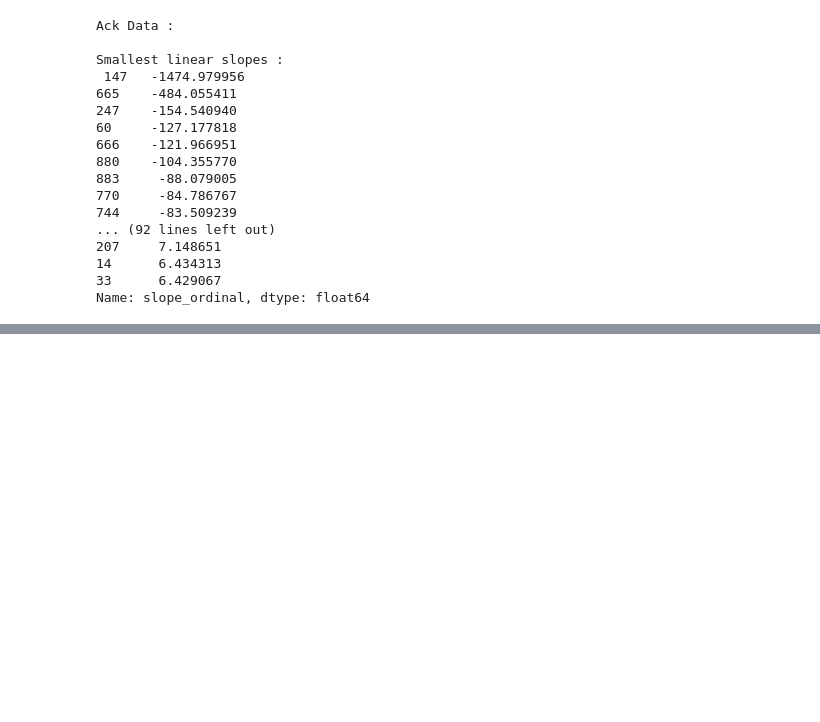
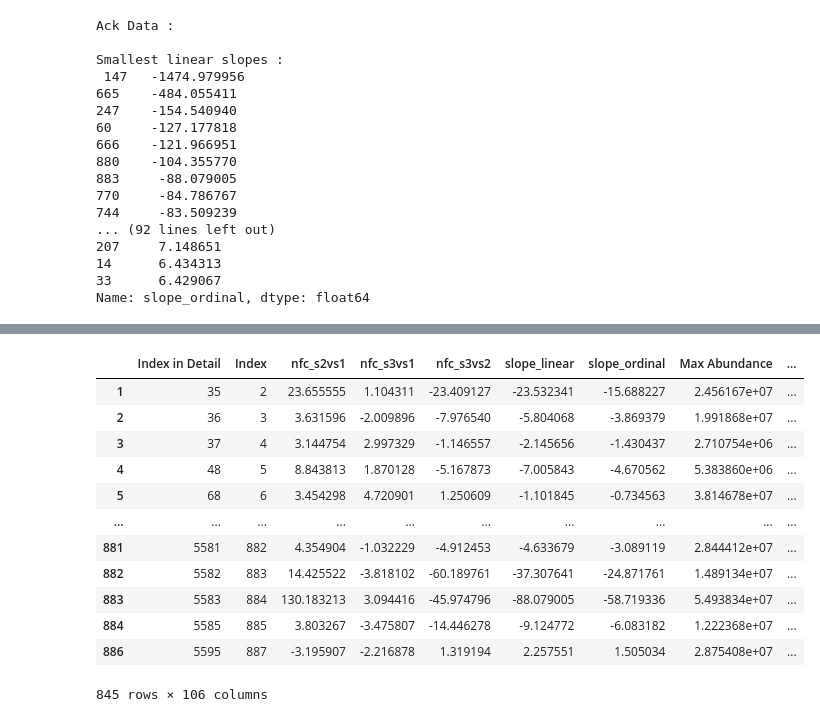
Before and after one commit to KyraGriffin/bmsip_internship_seta, a Jupyter notebook: protein_isolation.ipynb, the cells around one changed output, grey strips where cells are left out. Saved outputs shown, nothing was run; the diff lists cells and outputs as text; code cells hidden in the pictures; blank space fills up the shorter version.

```diff
--- a/protein_isolation.ipynb
+++ b/protein_isolation.ipynb
@@ -451,0 +461,18 @@ Name: slope_ordinal, dtype: float64
+# %%
+proteomics_ack.insert(5, nfc_plot_data_ack['slope_linear'].name, nfc_plot_data_ack['slope_linear'])
+proteomics_ack.insert(6, nfc_plot_data_ack['slope_ordinal'].name, nfc_plot_data_ack['slope_ordinal'])
+proteomics_ack
+# %% [output]
+|  | Index in Detail | Index | nfc_s2vs1 | nfc_s3vs1 | nfc_s3vs2 | slope_linear | slope_ordinal | Max Abundance | ... |
+| 1 | 35 | 2 | 23.655555 | 1.104311 | -23.409127 | -23.532341 | -15.688227 | 2.456167e+07 | ... |
+| 2 | 36 | 3 | 3.631596 | -2.009896 | -7.976540 | -5.804068 | -3.869379 | 1.991868e+07 | ... |
+| 3 | 37 | 4 | 3.144754 | 2.997329 | -1.146557 | -2.145656 | -1.430437 | 2.710754e+06 | ... |
+| 4 | 48 | 5 | 8.843813 | 1.870128 | -5.167873 | -7.005843 | -4.670562 | 5.383860e+06 | ... |
+| 5 | 68 | 6 | 3.454298 | 4.720901 | 1.250609 | -1.101845 | -0.734563 | 3.814678e+07 | ... |
+| ... | ... | ... | ... | ... | ... | ... | ... | ... | ... |
+| 881 | 5581 | 882 | 4.354904 | -1.032229 | -4.912453 | -4.633679 | -3.089119 | 2.844412e+07 | ... |
+| 882 | 5582 | 883 | 14.425522 | -3.818102 | -60.189761 | -37.307641 | -24.871761 | 1.489134e+07 | ... |
+| 883 | 5583 | 884 | 130.183213 | 3.094416 | -45.974796 | -88.079005 | -58.719336 | 5.493834e+07 | ... |
+| 884 | 5585 | 885 | 3.803267 | -3.475807 | -14.446278 | -9.124772 | -6.083182 | 1.222368e+07 | ... |
+| 886 | 5595 | 887 | -3.195907 | -2.216878 | 1.319194 | 2.257551 | 1.505034 | 2.875408e+07 | ... |
+845 rows × 106 columns
```
Also changed, not shown: parts of 12 cells of this notebook.
